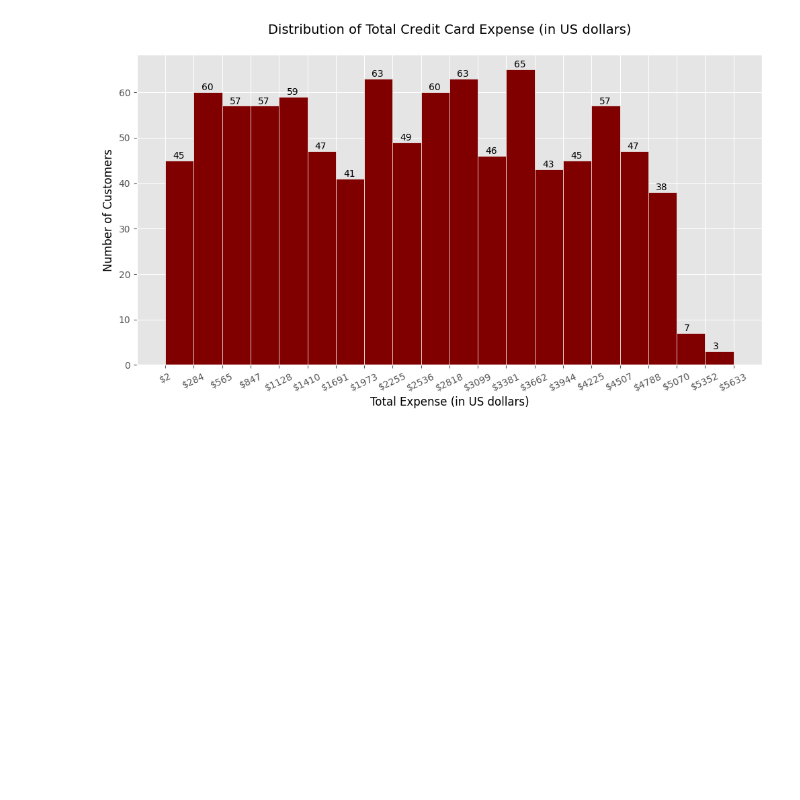
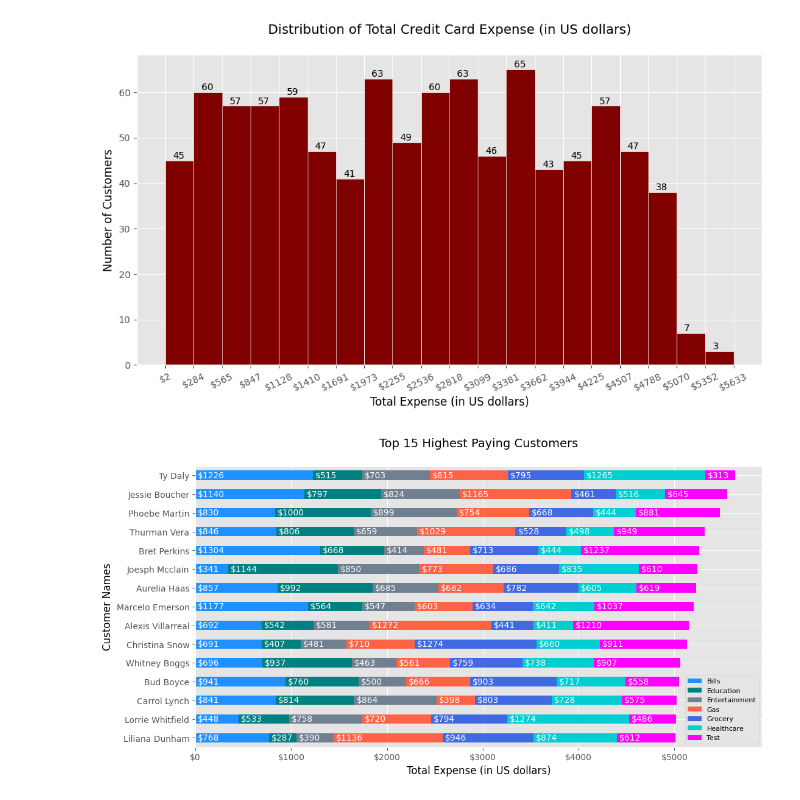
Before and after one commit to jonlam1989/Capstone, a Jupyter notebook: cc_data_visualization.ipynb, the cells around one changed output. Cells and saved outputs as stored; diff of their text form; code cells hidden in the pictures; blank space fills up the shorter version.

Commit message:
added stacked horizontal bar chart: top 15 highest paying customers

```diff
--- a/cc_data_visualization.ipynb
+++ b/cc_data_visualization.ipynb
@@ -270,0 +271,92 @@ plt.show()
+# %%
+# (PART 2)
+# And which customer has the highest transaction amount.
+
+# ----------------------------------------------------------------------------------------------------
+# should NOT display customer SSN on charts/graphs
+# will need to convert their SSN -> their names
+# by merging credit_df + customer_df
+# ----------------------------------------------------------------------------------------------------
+
+# reset index so that CUST_SSN can become the column to use for dataframe merge
+new_credit_df = sum_credit_df.reset_index()
+
+# rename column SSN -> CUST_SSN so that it will match the column in new_credit_df
+filtered_customer_df = customer_df[['SSN', 'FIRST_NAME', 'LAST_NAME']]
+filtered_customer_df = filtered_customer_df.rename(columns={'SSN':'CUST_SSN'})
+# create new column FULL_NAME and drop old columns
+filtered_customer_df['FULL_NAME'] = filtered_customer_df['FIRST_NAME'] + ' ' + filtered_customer_df['LAST_NAME']
+filtered_customer_df.drop(columns=['FIRST_NAME', 'LAST_NAME'], inplace=True)
+
+# merge the two dataframes
+merged_df = pd.merge(new_credit_df, filtered_customer_df, on='CUST_SSN')
+merged_df = merged_df.set_index('FULL_NAME')
+
+# select only the top 15 paying customers
+top_15_customers_df = merged_df[:15]
+# sort values so horizontal bar chart will display in descending order
+top_15_customers_df = top_15_customers_df.sort_values('TRANSACTION_VALUE', ascending=True)
+
+# ----------------------------------------------------------------------------------------------------
+
+# iterate through all 15 people and find the total amount spent per transaction type
+# for example: this is a breakdown of Liliana Dunham's expenses
+       # Bills	       768.15
+       # Education	       286.67
+       # Entertainment	389.80
+       # Gas	              1135.88
+       # Grocery	       946.09
+       # Healthcare	       874.32
+       # Test	              611.90
+customers_expenses = []
+for i, ssn in enumerate(top_15_customers_df['CUST_SSN']):
+    # search for person by their ssn + get a breakdown of their expenses by category
+    person_df = credit_df[credit_df['CUST_SSN'] == ssn]
+    person_df = person_df[['TRANSACTION_TYPE', 'TRANSACTION_VALUE']]
+    person_df = person_df.groupby('TRANSACTION_TYPE').sum()
+
+    # append the customer's name + all their expenses by category
+    customers_expenses.append([top_15_customers_df.iloc[i].name, *person_df.values.flatten()])
+    # create column names for dataframe
+    columns = ['Full_Name'] + person_df.index.to_list()
+
+# create a new dataframe with all the segmented expense categories
+expense_categories_df = pd.DataFrame(customers_expenses, columns=columns)
+
+# ----------------------------------------------------------------------------------------------------
+
+# stacked horizontal bar chart - https://www.geeksforgeeks.org/create-a-stacked-bar-plot-in-matplotlib/
+xticks = np.arange(0, 6000, 1000)
+xlabel = list(map(lambda x: f'${x:.0f}', np.arange(0, 6000, 1000)))                                # format with dollar sign
+
+expense_categories_df.plot(kind='barh',
+       x='Full_Name',
+       color=['dodgerblue',
+              'teal',
+              'slategray',
+              'tomato',
+              'royalblue',
+              'darkturquoise',
+              'magenta'],
+       stacked=True,
+       figsize=(12, 6))
+
+plt.title('Top 15 Highest Paying Customers', fontsize=14, y=1.05)                                   # move the title up
+plt.xlabel('Total Expense (in US dollars)', fontsize=12)
+plt.xticks(ticks=xticks, labels=xlabel)                                                             # ticks-numeric / labels-string
+plt.ylabel('Customer Names', fontsize=12)
+plt.legend(loc='lower right', fontsize=8)
+
+# annotate text
+for customer, row in enumerate(customers_expenses):
+    category_values = row[1:]
+    # need to keep track of the x-axis distance
+    x_distance = 0
+    for val in category_values:
+        plt.annotate(f'${val:.0f}', xy=(x_distance + 25, customer), va='center', ha='left', color='white')
+       # need to increment the x-axis distance value, otherwise all the values will clump up on one spot
+        x_distance += val
+
+plt.show()
+# %% [output]
+[figure, added]
```
Also changed, not shown: parts of 3 cells of this notebook.
